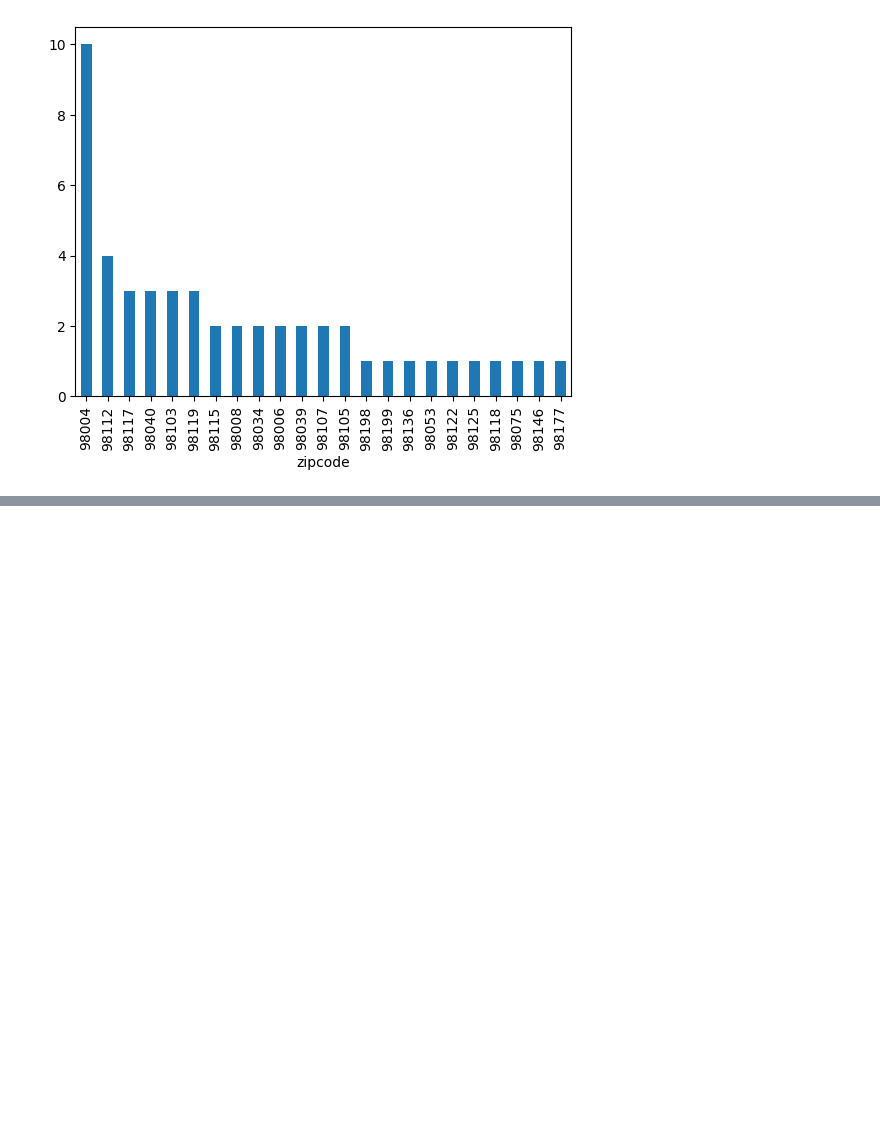
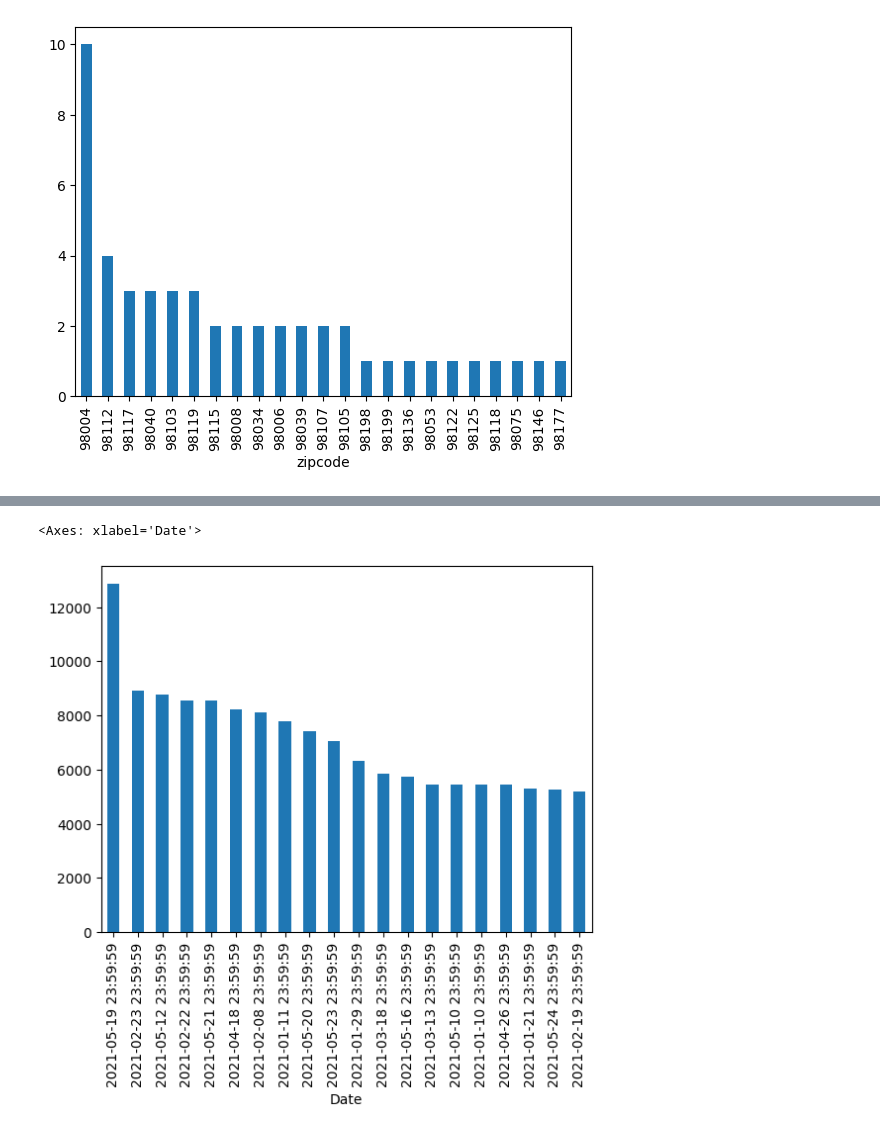
Before and after one commit to harshitgupta240197/Python, a Jupyter notebook: Pandas/Core_Concepts/Modifying Dataframes/Adding_Dynamic_Columns.ipynb, the cells around one changed output, grey strips where cells are left out. Saved outputs shown, nothing was run; the diff lists cells and outputs as text; code cells hidden in the pictures; blank space fills up the shorter version.

```diff
--- a/Pandas/Core_Concepts/Modifying Dataframes/Adding_Dynamic_Columns.ipynb
+++ b/Pandas/Core_Concepts/Modifying Dataframes/Adding_Dynamic_Columns.ipynb
@@ -113,0 +116,5 @@ houses.sort_values(['price/sqft'], ascending=False).head(50)['zipcode'].value_co
+# %%
+import pandas as pd
+
+btc = pd.read_csv('../../data/coin_Bitcoin.csv')
+btc.head()
@@ -113,0 +130,4 @@ houses.sort_values(['price/sqft'], ascending=False).head(50)['zipcode'].value_co
+# %%
+btc.set_index('Date', inplace=True)
+# %%
+btc.insert(7, 'Change', btc['Close'] - btc['Open'])
@@ -113,0 +154,2 @@ houses.sort_values(['price/sqft'], ascending=False).head(50)['zipcode'].value_co
+# %%
+btc.insert(5, 'Delta', btc['High'] - btc['Low'])
@@ -113,0 +183,5 @@ houses.sort_values(['price/sqft'], ascending=False).head(50)['zipcode'].value_co
+# %%
+btc.sort_values('Delta', ascending=False)['Delta'].head(20).plot(kind='bar')
+# %% [output]
+<Axes: xlabel='Date'>
+[figure, added]
```
Also changed, not shown: parts of 9 cells of this notebook.
